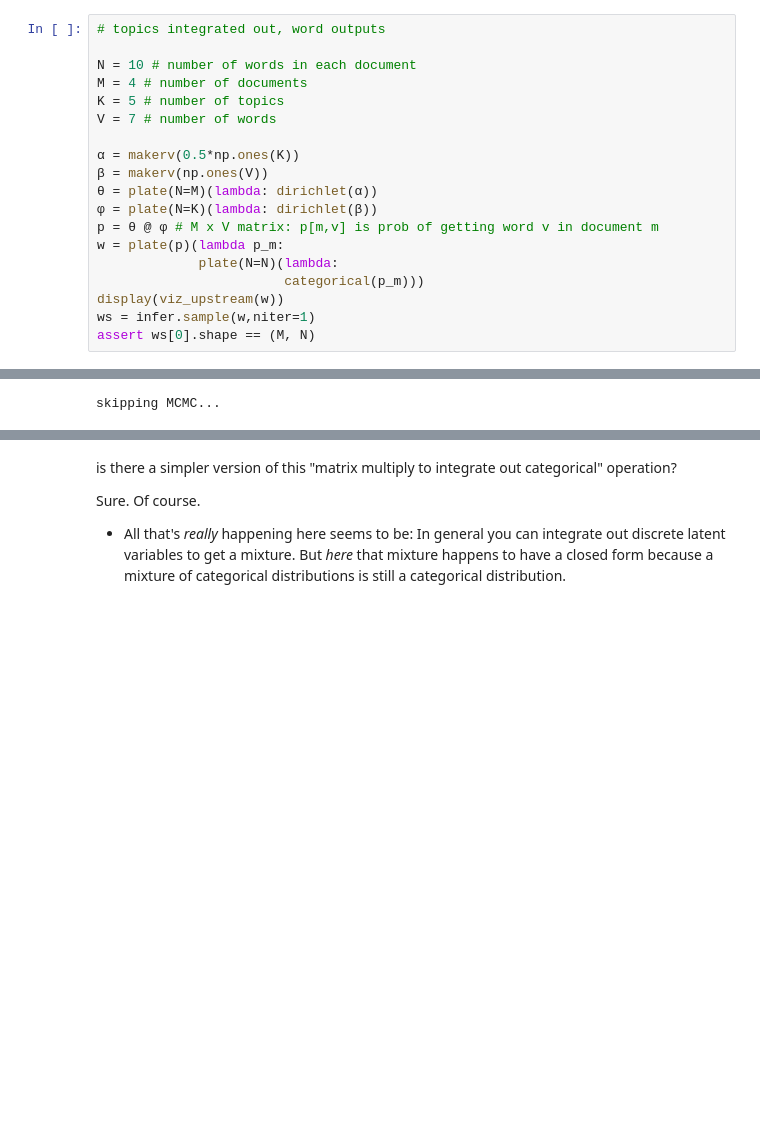
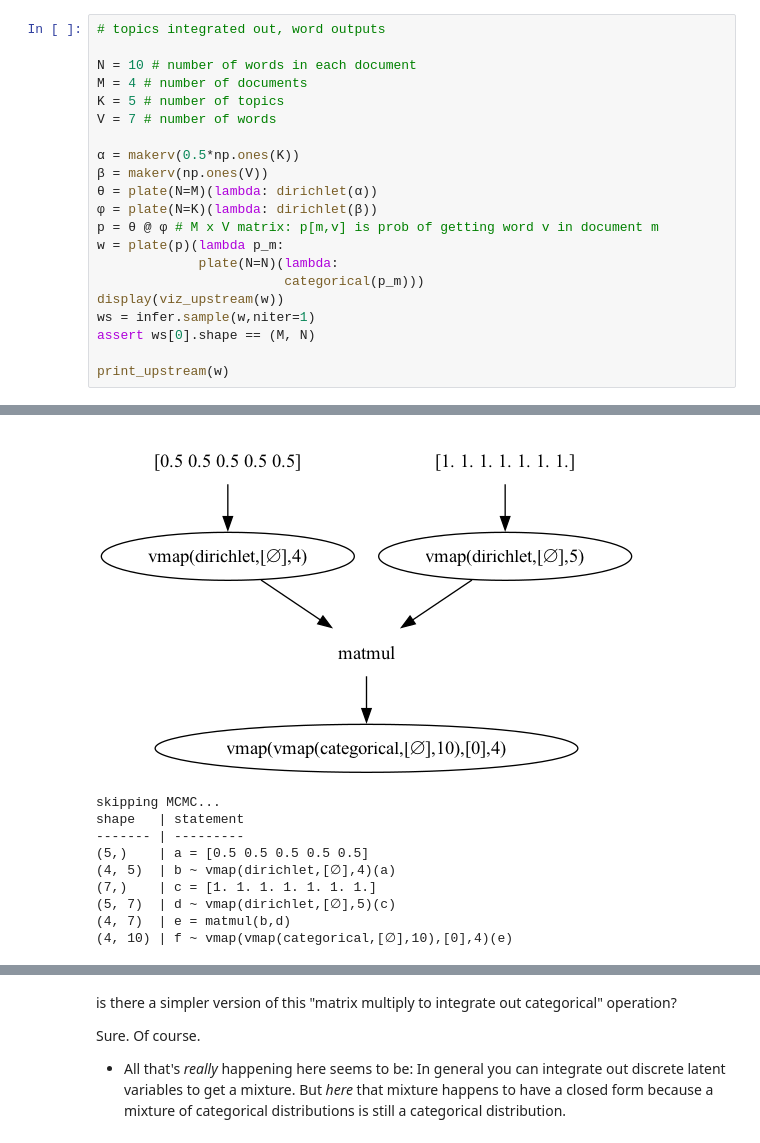
Before and after one commit to justindomke/pangolin, a Jupyter notebook: exploratory notebooks/demo-lda.ipynb, the cells around one changed output, grey strips where cells are left out. Saved outputs shown, nothing was run; the diff lists cells and outputs as text; blank space fills up the shorter version.

```diff
--- a/exploratory notebooks/demo-lda.ipynb
+++ b/exploratory notebooks/demo-lda.ipynb
@@ -25,4 +29,6 @@ w = plate(p)(lambda p_m:
 display(viz_upstream(w))
 ws = infer.sample(w,niter=1)
 assert ws[0].shape == (M, N)
+
+print_upstream(w)
 # %% [output]
@@ -30 +35,10 @@ assert ws[0].shape == (M, N)
+[figure, added]
 skipping MCMC...
+shape   | statement
+------- | ---------
+(5,)    | a = [0.5 0.5 0.5 0.5 0.5]
+(4, 5)  | b ~ vmap(dirichlet,[∅],4)(a)
+(7,)    | c = [1. 1. 1. 1. 1. 1. 1.]
+(5, 7)  | d ~ vmap(dirichlet,[∅],5)(c)
+(4, 7)  | e = matmul(b,d)
+(4, 10) | f ~ vmap(vmap(categorical,[∅],10),[0],4)(e)
```
Also changed, not shown: parts of 13 cells of this notebook, 26 other files.
